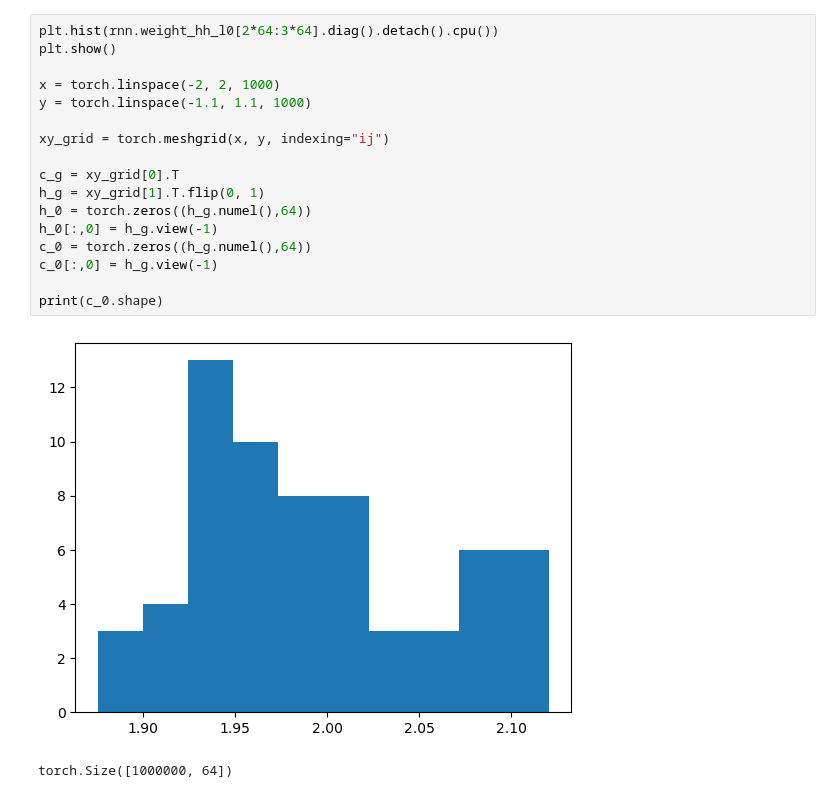
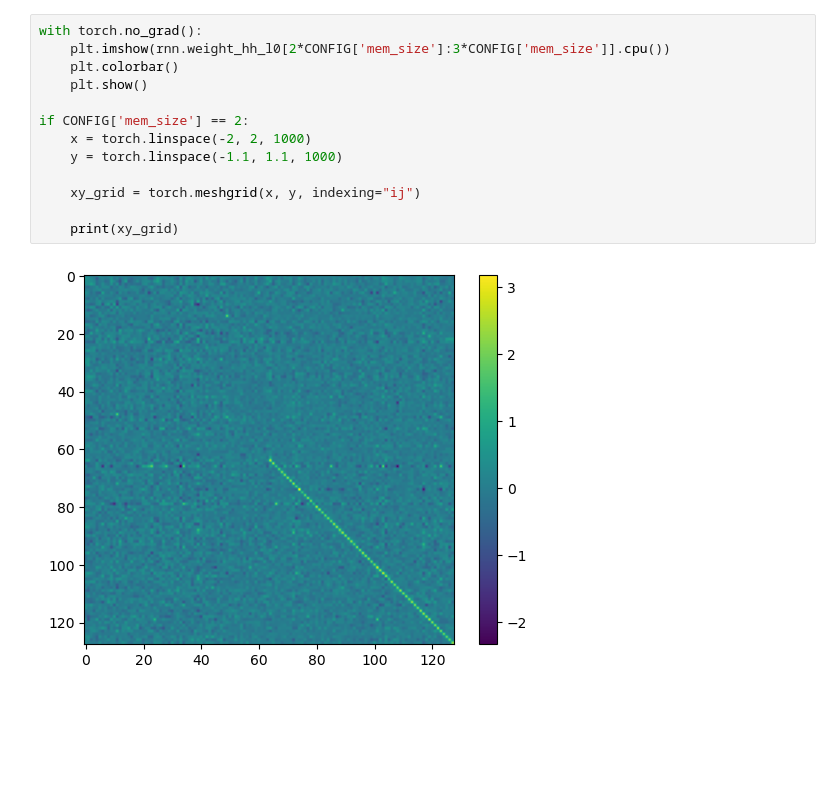
Before and after one commit to gerome-andry/RNN-dynamics, a Jupyter notebook: test.ipynb, the cells around one changed output. Drawn from its saved outputs; the diff is of its cells as text; blank space fills up the shorter version.

```diff
--- a/test.ipynb
+++ b/test.ipynb
@@ -52,20 +30,15 @@ KeyboardInterrupt:
 # %%
-plt.hist(rnn.weight_hh_l0[2*64:3*64].diag().detach().cpu())
-plt.show()
+with torch.no_grad():
+    plt.imshow(rnn.weight_hh_l0[2*CONFIG['mem_size']:3*CONFIG['mem_size']].cpu())
+    plt.colorbar()
+    plt.show()
 
-x = torch.linspace(-2, 2, 1000)
-y = torch.linspace(-1.1, 1.1, 1000)
+if CONFIG['mem_size'] == 2:
+    x = torch.linspace(-2, 2, 1000)
+    y = torch.linspace(-1.1, 1.1, 1000)
 
-xy_grid = torch.meshgrid(x, y, indexing="ij")
+    xy_grid = torch.meshgrid(x, y, indexing="ij")
 
-c_g = xy_grid[0].T
-h_g = xy_grid[1].T.flip(0, 1)
-h_0 = torch.zeros((h_g.numel(),64))
-h_0[:,0] = h_g.view(-1)
-c_0 = torch.zeros((h_g.numel(),64))
-c_0[:,0] = h_g.view(-1)
-
-print(c_0.shape)
+    print(xy_grid)
 # %% [output]
-[figure, old version]
+[figure, new version]
-torch.Size([1000000, 64])
```
Also changed, not shown: parts of 6 cells of this notebook, 2 other files.
